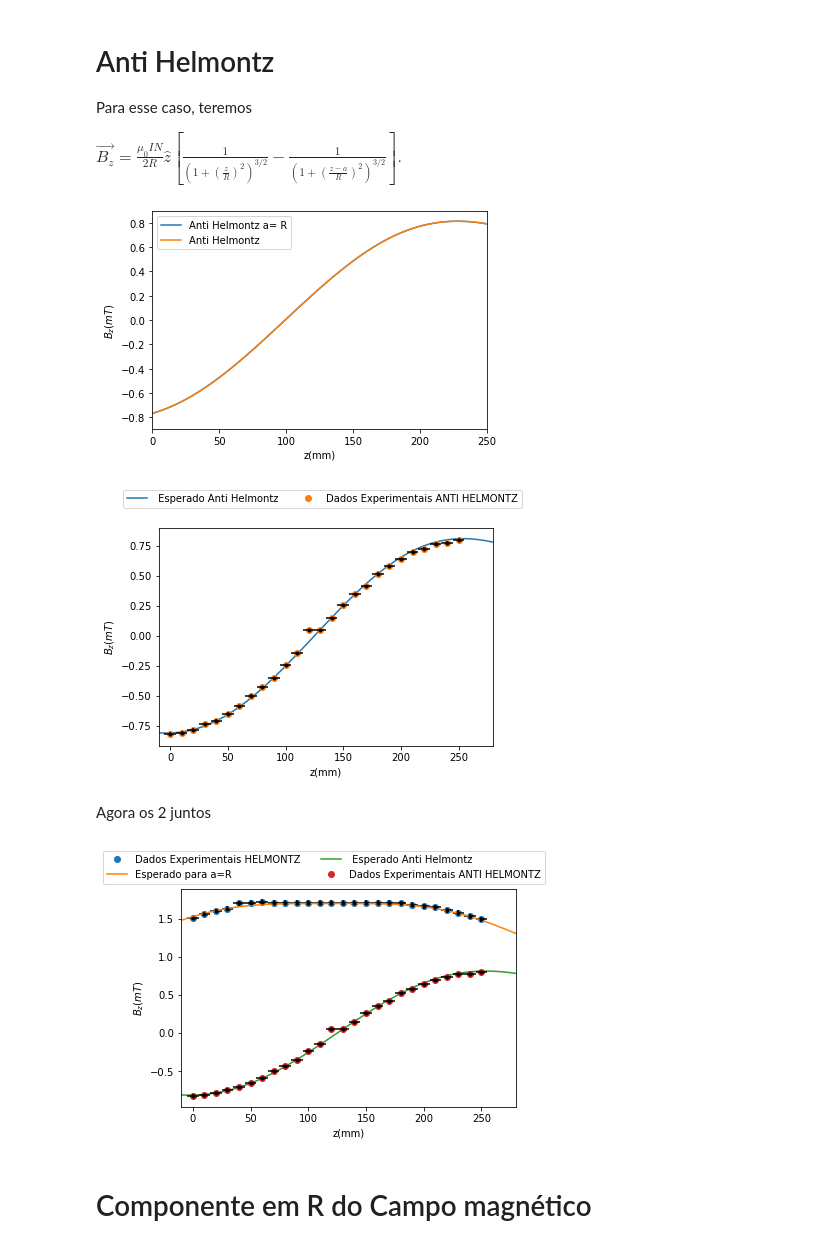
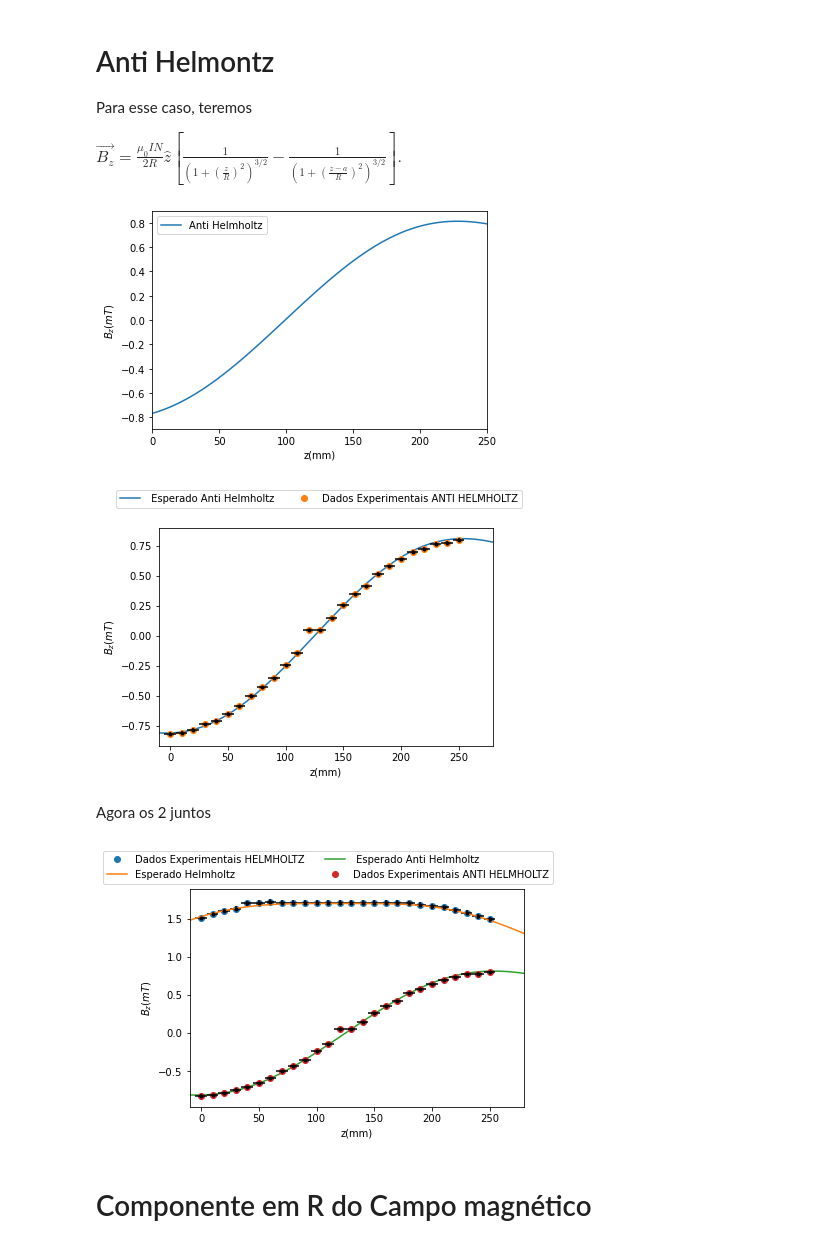
Before and after one commit to PassosSouza/LabII-Helmontz, a Jupyter notebook: Analise.ipynb, the cells around one changed output. Saved outputs shown, nothing was run; the diff lists cells and outputs as text; code cells hidden in the pictures.

```diff
--- a/Analise.ipynb
+++ b/Analise.ipynb
@@ -152,13 +152,9 @@ $\boxed{\vec{B_z} = \frac{\mu_0 IN }{2R} \hat{z} \left [  \frac{1}{ \left (1+\le
 # %%
 #Para todos os casos l_1=-x+a/2
 #l_1+l_2 = a -> l_2 = a-l_1 -> l_2 = x +a/2
-
 #Caso anti Helmontz
 x = np.linspace(-R,R,100)
-plt.plot((x+R/2)*1000,-Bz(x+R/2,R,u0,I,N)*1000+Bz(R/2-x,R,u0,I,N)*1000,'-',label='Anti Helmontz a= R')
-#Caso anti Helmontz
-x = np.linspace(-R,R,100)
-plt.plot((x+R/2)*1000,-Bz(x+R/2,R,u0,I,N)*1000+Bz(R/2-x,R,u0,I,N)*1000,'-',label='Anti Helmontz')
+plt.plot((x+R/2)*1000,-Bz(x+R/2,R,u0,I,N)*1000+Bz(R/2-x,R,u0,I,N)*1000,'-',label='Anti Helmholtz')
 
 plt.legend()
 plt.xlim([0,250])
@@ -167,14 +163,14 @@ plt.xlabel('z(mm)')
 plt.ylabel('$B_z(mT)$')
 plt.savefig('expectANtiBZXz.png')
 # %% [output]
-[figure, old version]
+[figure, new version]
 # %%
 #esperado
 x = np.linspace(-R,R,100)
-plt.plot((x)*1000+125,-Bz(x+R/2,R,u0,I,N)*1000+Bz(R/2-x,R,u0,I,N)*1000,'-',label=' Esperado Anti Helmontz')
+plt.plot((x)*1000+125,-Bz(x+R/2,R,u0,I,N)*1000+Bz(R/2-x,R,u0,I,N)*1000,'-',label=' Esperado Anti Helmholtz')
 
 #dados
-plt.plot(z2*10,B2,'o',label='Dados Experimentais ANTI HELMONTZ')
+plt.plot(z2*10,B2,'o',label='Dados Experimentais ANTI HELMHOLTZ')
 plt.errorbar(z2*10,B2,yerr=eB2,xerr=ez2*10,fmt='.k')
 
 plt.legend(bbox_to_anchor =(1.1, 1.20), ncol = 2)
@@ -183,33 +179,33 @@ plt.xlabel('z(mm)')
 plt.ylabel('$B_z(mT)$')
 plt.savefig('CompararBz1Xz1.png')
 # %% [output]
-[figure, old version]
+[figure, new version]
 # %% [markdown]
 Agora os 2 juntos
 # %%
 #dados experimentais
-plt.plot(z1*10,B1,'o',label='Dados Experimentais HELMONTZ')
+plt.plot(z1*10,B1,'o',label='Dados Experimentais HELMHOLTZ')
 plt.errorbar(z1*10,B1,yerr=eB1,xerr=ez1*10,fmt='.k')
 #expected em a = R,
 x = np.linspace(-R,R,100)
-plt.plot((x)*1000+120,Bz(x+R/2,R,u0,I,N)*1000+Bz(R/2-x,R,u0,I,N)*1000,'-',label='Esperado para a=R')
+plt.plot((x)*1000+120,Bz(x+R/2,R,u0,I,N)*1000+Bz(R/2-x,R,u0,I,N)*1000,'-',label='Esperado Helmholtz')
 
 
 #esperado
 x = np.linspace(-R,R,100)
-plt.plot((x)*1000+125,-Bz(x+R/2,R,u0,I,N)*1000+Bz(R/2-x,R,u0,I,N)*1000,'-',label=' Esperado Anti Helmontz')
+plt.plot((x)*1000+125,-Bz(x+R/2,R,u0,I,N)*1000+Bz(R/2-x,R,u0,I,N)*1000,'-',label=' Esperado Anti Helmholtz')
 
 #dados
-plt.plot(z2*10,B2,'o',label='Dados Experimentais ANTI HELMONTZ')
+plt.plot(z2*10,B2,'o',label='Dados Experimentais ANTI HELMHOLTZ')
 plt.errorbar(z2*10,B2,yerr=eB2,xerr=ez2*10,fmt='.k')
 
 plt.legend(bbox_to_anchor =(1.1, 1.20), ncol = 2)
 plt.xlim([-10,280])
 plt.xlabel('z(mm)')
 plt.ylabel('$B_z(mT)$')
 plt.savefig('CompararBz1Xz1.png')
 # %% [output]
-[figure, old version]
+[figure, new version]
 # %% [markdown]
 # Componente em R do Campo magnético
 # %% [markdown]
```
Also changed, not shown: parts of 10 cells of this notebook.
